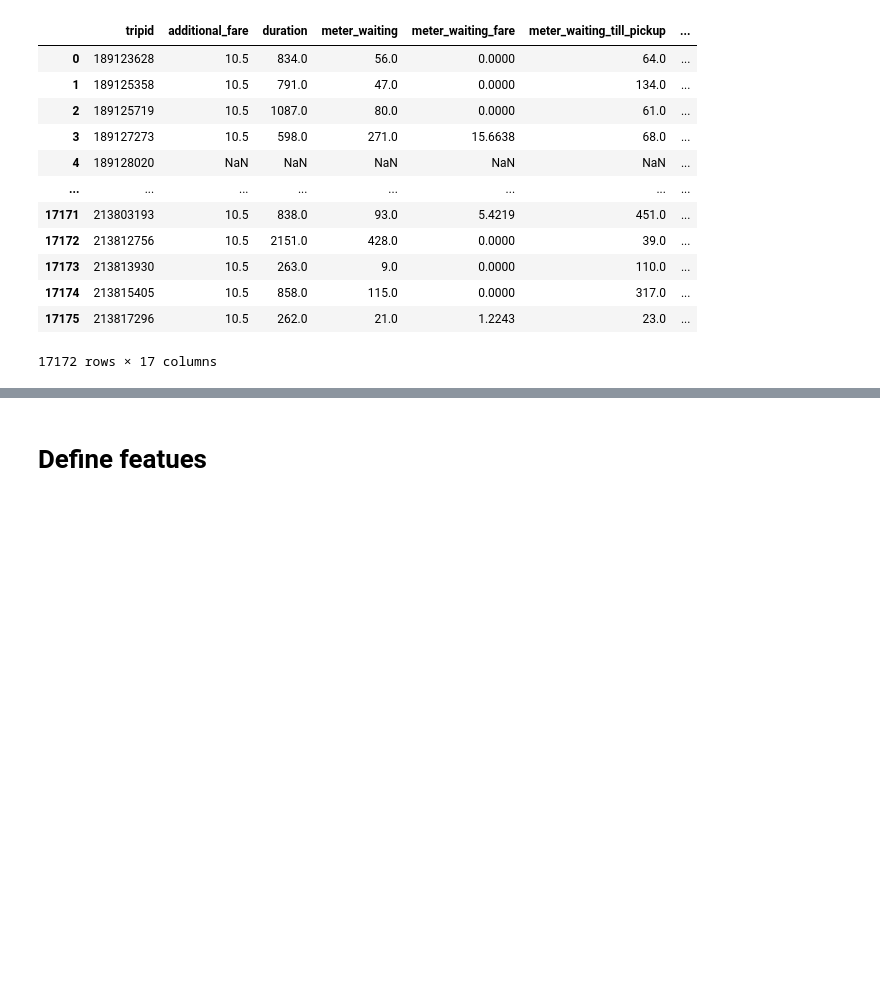
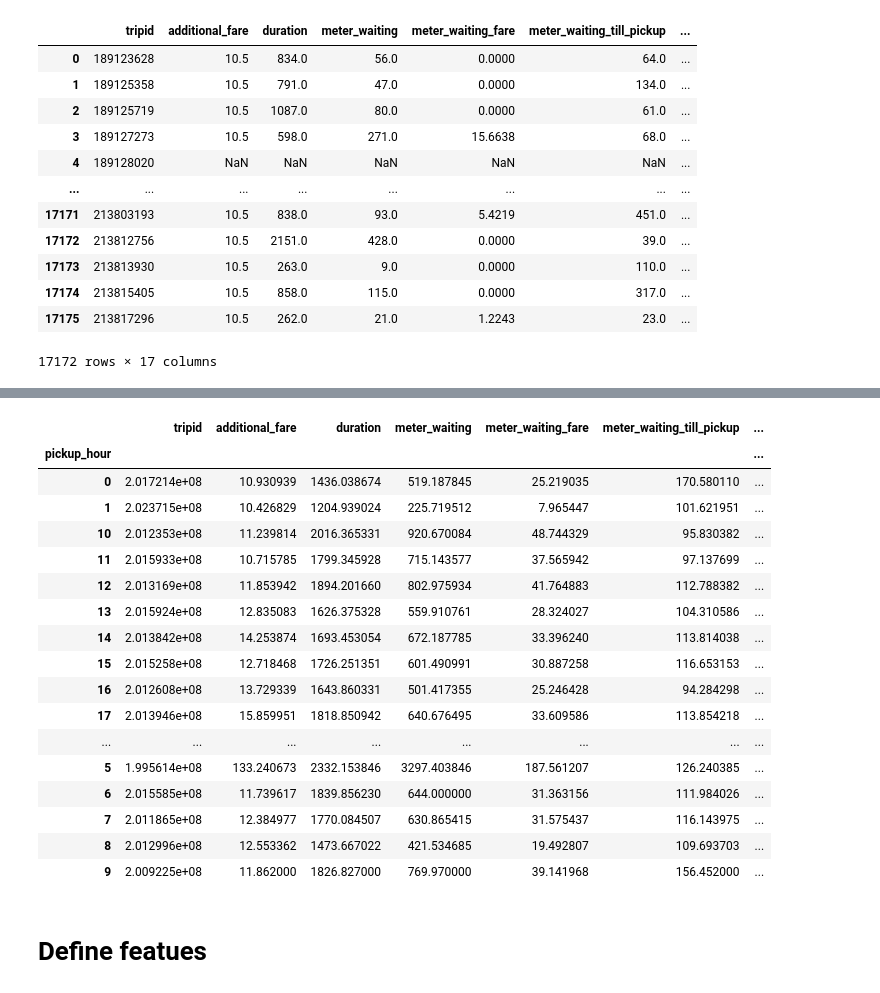
Before and after one commit to Dhananjana97/ML-Ride-Fair, a Jupyter notebook: fare_per_dist,time_type.ipynb, the cells around one changed output, grey strips where cells are left out. Drawn from its saved outputs; the diff is of its cells as text; code cells hidden in the pictures; blank space fills up the shorter version.

```diff
--- a/fare_per_dist,time_type.ipynb
+++ b/fare_per_dist,time_type.ipynb
@@ -371,3 +437,24 @@ features_df
+# %%
+features_df.groupby('pickup_hour').mean()
+# %% [output]
+|  | tripid | additional_fare | duration | meter_waiting | meter_waiting_fare | meter_waiting_till_pickup | ... |
+| pickup_hour |  |  |  |  |  |  | ... |
+| 0 | 2.017214e+08 | 10.930939 | 1436.038674 | 519.187845 | 25.219035 | 170.580110 | ... |
+| 1 | 2.023715e+08 | 10.426829 | 1204.939024 | 225.719512 | 7.965447 | 101.621951 | ... |
+| 10 | 2.012353e+08 | 11.239814 | 2016.365331 | 920.670084 | 48.744329 | 95.830382 | ... |
+| 11 | 2.015933e+08 | 10.715785 | 1799.345928 | 715.143577 | 37.565942 | 97.137699 | ... |
+| 12 | 2.013169e+08 | 11.853942 | 1894.201660 | 802.975934 | 41.764883 | 112.788382 | ... |
+| 13 | 2.015924e+08 | 12.835083 | 1626.375328 | 559.910761 | 28.324027 | 104.310586 | ... |
+| 14 | 2.013842e+08 | 14.253874 | 1693.453054 | 672.187785 | 33.396240 | 113.814038 | ... |
+| 15 | 2.015258e+08 | 12.718468 | 1726.251351 | 601.490991 | 30.887258 | 116.653153 | ... |
+| 16 | 2.012608e+08 | 13.729339 | 1643.860331 | 501.417355 | 25.246428 | 94.284298 | ... |
+| 17 | 2.013946e+08 | 15.859951 | 1818.850942 | 640.676495 | 33.609586 | 113.854218 | ... |
+| ... | ... | ... | ... | ... | ... | ... | ... |
+| 5 | 1.995614e+08 | 133.240673 | 2332.153846 | 3297.403846 | 187.561207 | 126.240385 | ... |
+| 6 | 2.015585e+08 | 11.739617 | 1839.856230 | 644.000000 | 31.363156 | 111.984026 | ... |
+| 7 | 2.011865e+08 | 12.384977 | 1770.084507 | 630.865415 | 31.575437 | 116.143975 | ... |
+| 8 | 2.012996e+08 | 12.553362 | 1473.667022 | 421.534685 | 19.492807 | 109.693703 | ... |
+| 9 | 2.009225e+08 | 11.862000 | 1826.827000 | 769.970000 | 39.141968 | 156.452000 | ... |
 # %% [markdown]
 # Define featues
 # %%
```
Also changed, not shown: parts of 20 cells of this notebook.
